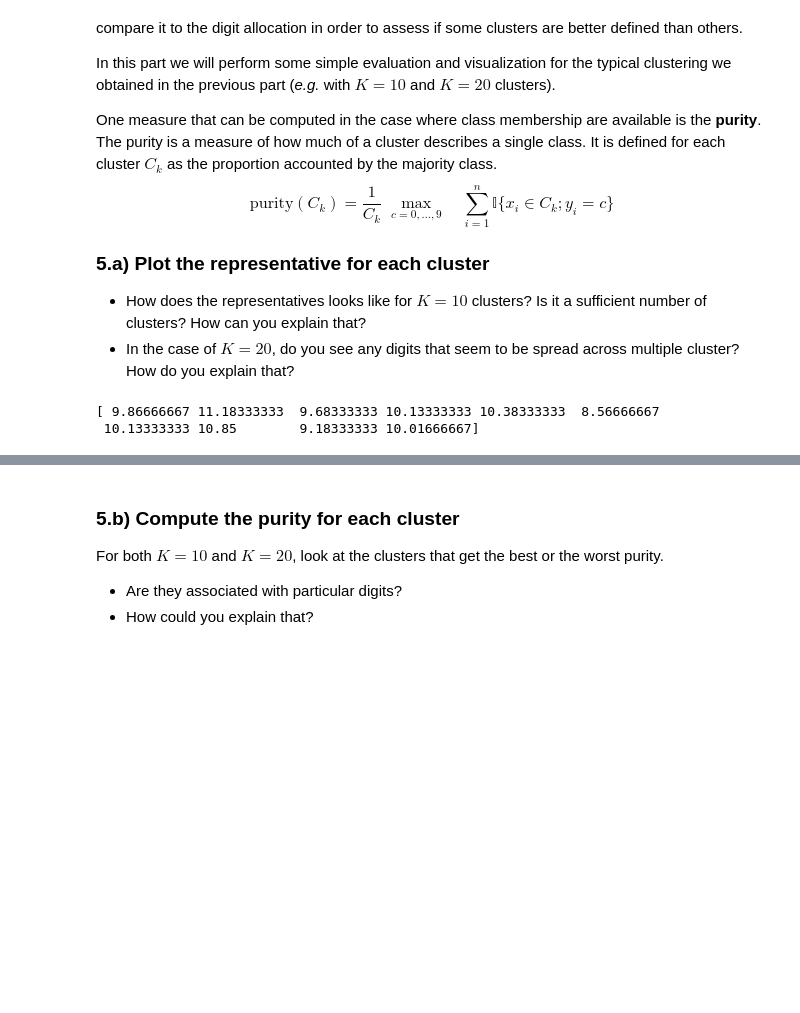
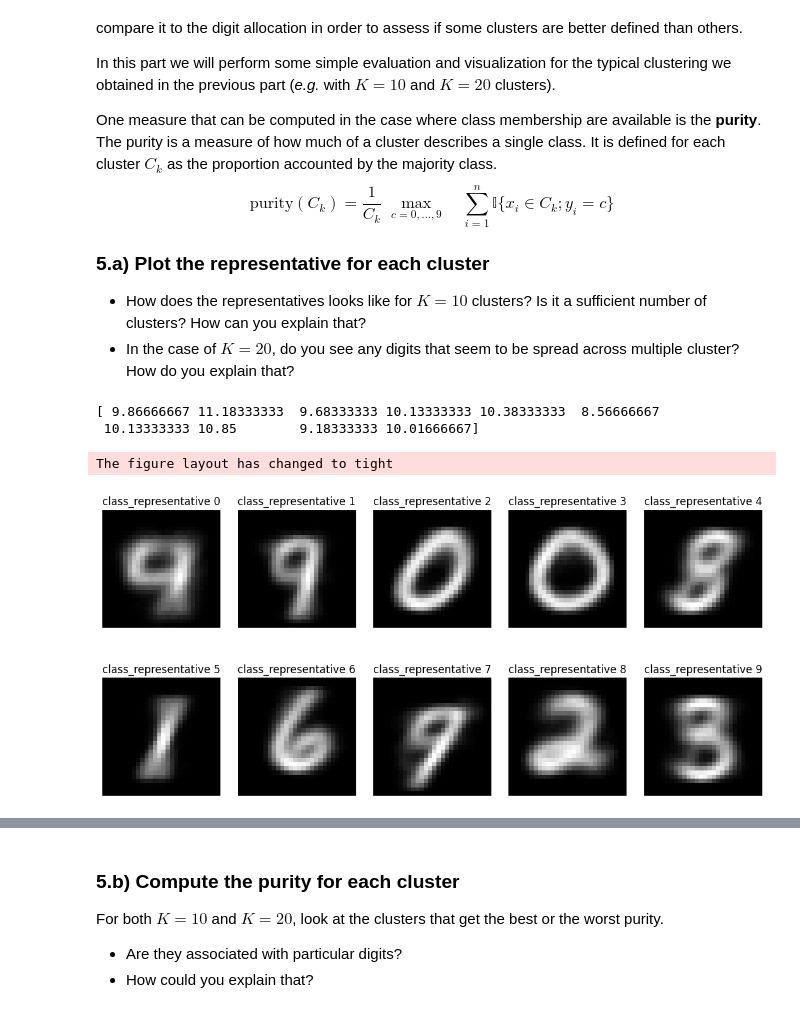
Before and after one commit to Jynns/AppliedPML_GroupA, a Jupyter notebook: assignement-em/Project_Mixture_model2.ipynb, the cells around one changed output, grey strips where cells are left out. Saved outputs shown, nothing was run; the diff lists cells and outputs as text; code cells hidden in the pictures; blank space fills up the shorter version.

```diff
--- a/assignement-em/Project_Mixture_model2.ipynb
+++ b/assignement-em/Project_Mixture_model2.ipynb
@@ -557,18 +596,8 @@ def E_step(X, class_representatives_lst, priors_lst):
     cond_log_likelihood : np.ndarray
         Conditional log-likelihoods log P(X), shape (n_samples,).
     """
-    # Your code here
-
-    log_props = np.array([ log_probabilities(X, class_representative, eps = 1e-7) for class_representative in class_representatives_lst ]) # (k, n_samples)
-
-    # Your code here
-
-    # Calculate repsonsibilities
-    log_priors = np.log(np.array(priors_lst))
-    log_posteriors_unnormalized = log_props.T + log_priors  #(n,k)
-    # print(log_posteriors_unnormalized)
-    q = log_posteriors_unnormalized - logsumexp(log_posteriors_unnormalized, axis=1, keepdims=True)
-
+    # technically this returns e^x our value but it does not matter since e^x is strictly increasing
+    q = compute_class_posteriors(X, class_representatives_lst, priors_lst )
     # Hard assign
     y = np.argmax(q, axis=1)
 
@@ -691,7 +720,7 @@ def EM(X, K, max_iter=100, tol=1e-4):
             ax.axis('off')
             ax.set_title(f'Class {k}', fontsize=10)
 
-        fig.suptitle(f'EM convergence – iteration {c}', fontsize=14)
+        fig.suptitle(f'EM convergence - iteration {c}', fontsize=14)
         plt.tight_layout()
         plt.show()"""
 
@@ -708,8 +737,8 @@ def EM(X, K, max_iter=100, tol=1e-4):
         c += 1
 
     return class_representatives_lst, priors_lst, assignments, new_ll
-K = 10
-K = 20
+K_1 = 10
+K_2 = 20
 N = 6000
 
-class_representatives_lst, priors_lst, assignments, log_likelihoods = EM(X_train_bin[:N], K)
+class_representatives_lst, priors_lst, assignments, log_likelihoods = EM(X_train_bin[:N], K_1)
@@ -742,3 +764,16 @@ print(counts / sum(counts) * 100)
 # %% [output]
 [ 9.86666667 11.18333333  9.68333333 10.13333333 10.38333333  8.56666667
  10.13333333 10.85        9.18333333 10.01666667]
+# %%
+
+fig, axes = plt.subplots(2, 5, figsize=(11, 6), constrained_layout=True)
+for x in range(2):
+    for y in range(5):
+        axes[x, y].imshow(recover_image_matrix(class_representatives_lst[x*5 + y]), cmap='gray')
+        axes[x, y].set_title("class_representative "+ str(x*5 + y))
+        axes[x, y].axis('off')
+plt.tight_layout(pad=2.0)
+plt.show()
+# %% [output]
+The figure layout has changed to tight
+[figure, added]
```
Also changed, not shown: parts of 20 cells of this notebook.
